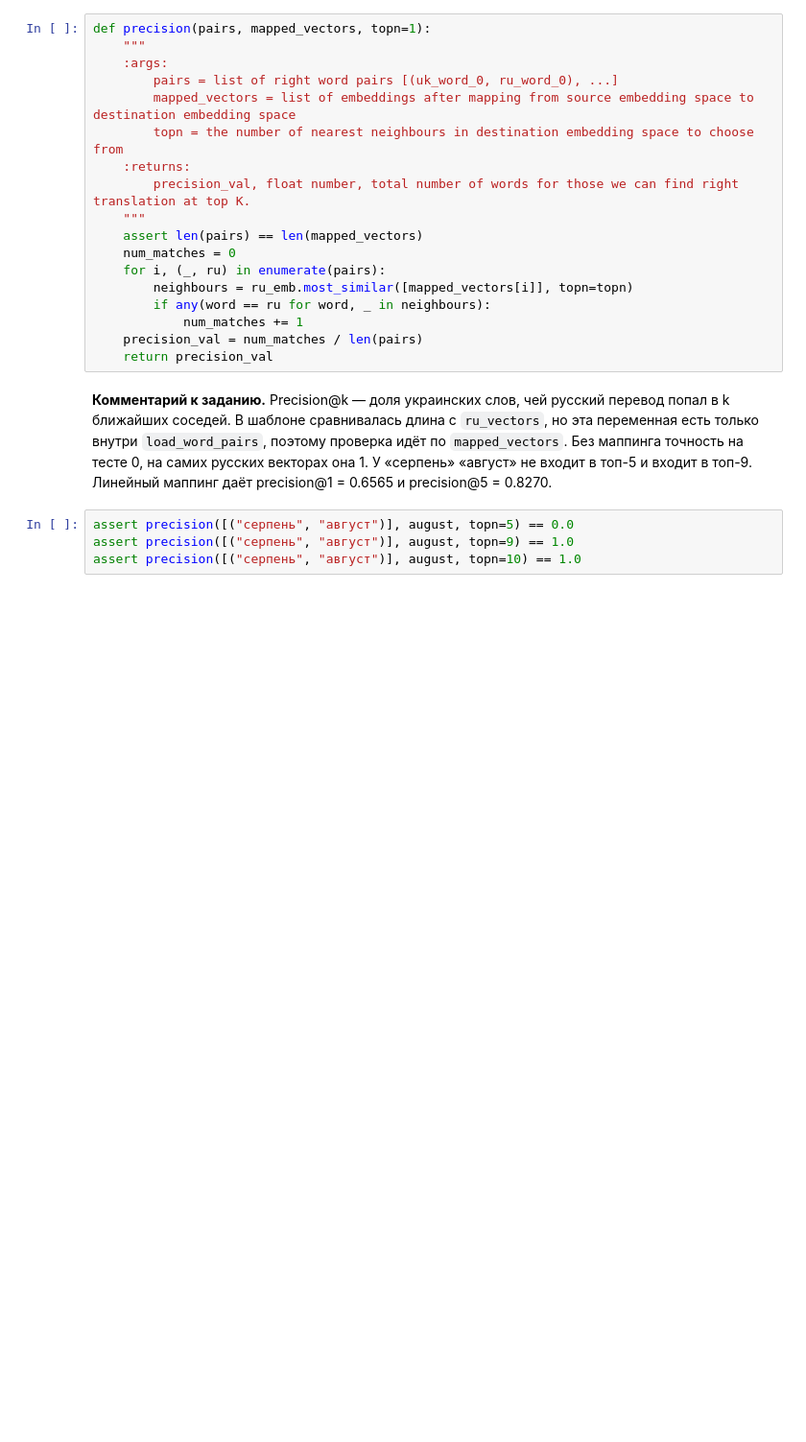
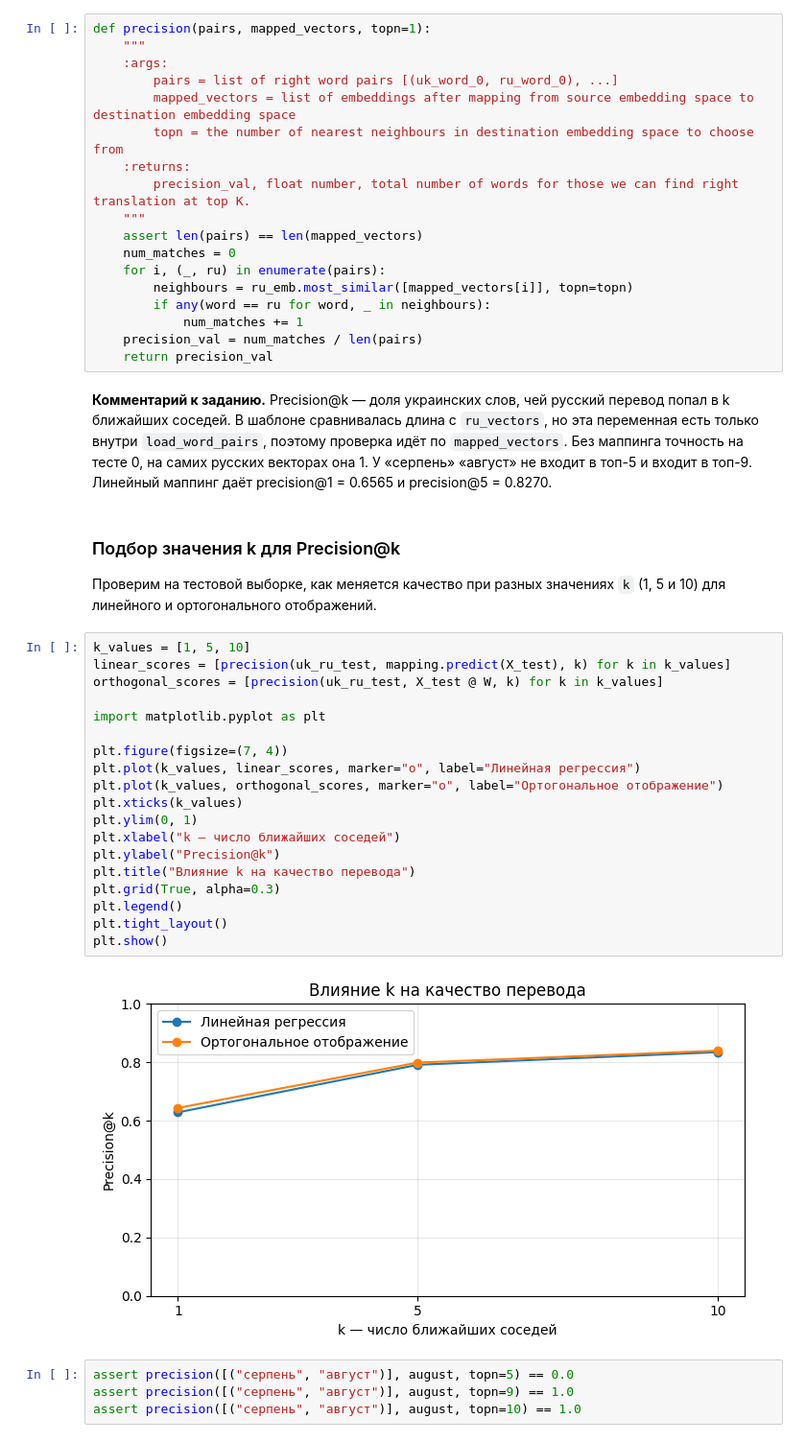
Before and after one commit to tixomirof/mo3_team_colabs, a Jupyter notebook: practices/Practice02_translate-colab.ipynb, the cells around one changed output. Shown at 96% size. Cells and saved outputs as stored; diff of their text form; blank space fills up the shorter version.

Commit message:
feat: graphics in translate practice

```diff
--- a/practices/Practice02_translate-colab.ipynb
+++ b/practices/Practice02_translate-colab.ipynb
@@ -190,6 +196,31 @@ def precision(pairs, mapped_vectors, topn=1):
     return precision_val
 # %% [markdown]
 **Комментарий к заданию.** Precision@k — доля украинских слов, чей русский перевод попал в k ближайших соседей. В шаблоне сравнивалась длина с `ru_vectors`, но эта переменная есть только внутри `load_word_pairs`, поэтому проверка идёт по `mapped_vectors`. Без маппинга точность на тесте 0, на самих русских векторах она 1. У «серпень» «август» не входит в топ-5 и входит в топ-9. Линейный маппинг даёт precision@1 = 0.6565 и precision@5 = 0.8270.
+# %% [markdown]
+### Подбор значения k для Precision@k
+
+Проверим на тестовой выборке, как меняется качество при разных значениях `k` (1, 5 и 10) для линейного и ортогонального отображений.
+# %%
+k_values = [1, 5, 10]
+linear_scores = [precision(uk_ru_test, mapping.predict(X_test), k) for k in k_values]
+orthogonal_scores = [precision(uk_ru_test, X_test @ W, k) for k in k_values]
+
+import matplotlib.pyplot as plt
+
+plt.figure(figsize=(7, 4))
+plt.plot(k_values, linear_scores, marker="o", label="Линейная регрессия")
+plt.plot(k_values, orthogonal_scores, marker="o", label="Ортогональное отображение")
+plt.xticks(k_values)
+plt.ylim(0, 1)
+plt.xlabel("k — число ближайших соседей")
+plt.ylabel("Precision@k")
+plt.title("Влияние k на качество перевода")
+plt.grid(True, alpha=0.3)
+plt.legend()
+plt.tight_layout()
+plt.show()
+# %% [output]
+[figure, added]
 # %%
 assert precision([("серпень", "август")], august, topn=5) == 0.0
 assert precision([("серпень", "август")], august, topn=9) == 1.0
```
Also changed, not shown: parts of 10 cells of this notebook.
